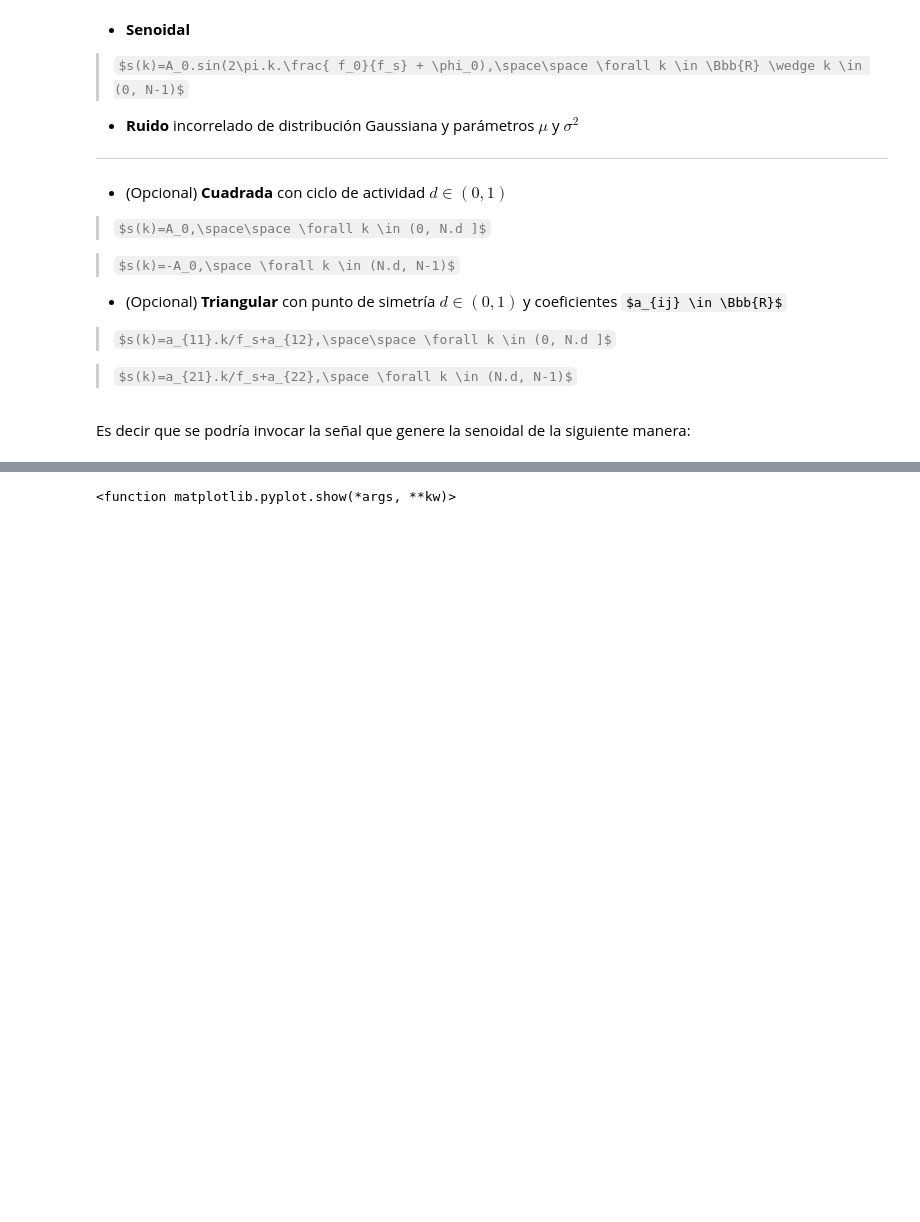
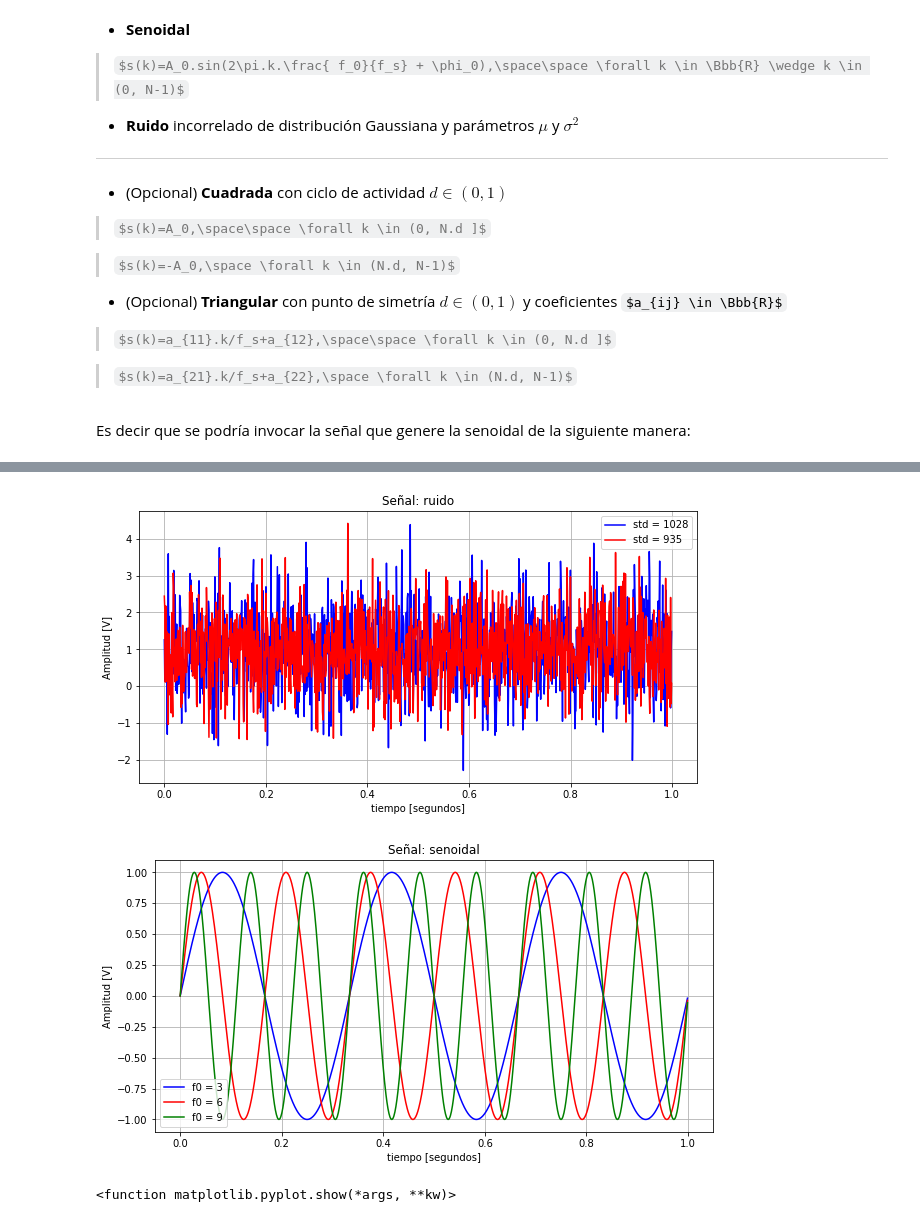
Before and after one commit to companyroberto/MSE_15psf, a Jupyter notebook: TP1 (v2) - Muestreo de señales - Forurier.ipynb, the cells around one changed output, grey strips where cells are left out. Cells and saved outputs as stored; diff of their text form; code cells hidden in the pictures; some formulas as TeX source; blank space fills up the shorter version.

```diff
--- a/TP1 (v2) - Muestreo de señales - Forurier.ipynb
+++ b/TP1 (v2) - Muestreo de señales - Forurier.ipynb
@@ -138,6 +138,47 @@ a) Genere las gráficas asociadas a las siguientes señales de ejemplo para corr
 
 <img src="./fig_ejemplo.svg" align="center" width="100%" />
 <img src="./fig_ejemplo2.svg" align="center" width="70%" />
+# %%
+import numpy as np
+import matplotlib.pyplot as plt
+
+plt.figure( 1, (10,5) )
+
+[tt,signal] = generador_ruido(1024,1024,1,1.028)
+plt.plot( tt, signal, color='b', label='std = 1028' )
+
+[tt,signal] = generador_ruido(1024,1024,1,0.935)
+plt.plot( tt, signal, color='r', label='std = 935' )
+
+
+plt.title( 'Señal: ruido')
+plt.xlabel('tiempo [segundos]')
+plt.ylabel('Amplitud [V]')
+plt.grid(which='both', axis='both')
+plt.legend(loc='best')
+plt.show()
+
+
+plt.figure( 2, (10,5) )
+
+[tt,signal] = generador_senoidal(1024,3,1024)
+plt.plot( tt, signal, color='b', label='f0 = 3' )
+
+[tt,signal] = generador_senoidal(1024,6,1024)
+plt.plot( tt, signal, color='r', label='f0 = 6' )
+
+[tt,signal] = generador_senoidal(1024,9,1024)
+plt.plot( tt, signal, color='g', label='f0 = 9' )
+
+plt.title( 'Señal: senoidal')
+plt.xlabel('tiempo [segundos]')
+plt.ylabel('Amplitud [V]')
+plt.grid(which='both', axis='both')
+plt.legend(loc='best')
+plt.show()
+# %% [output]
+[figure, added]
+[figure, added]
 # %%
 import numpy as np
 import matplotlib as mpl
```
Also changed, not shown: parts of 6 cells of this notebook.
